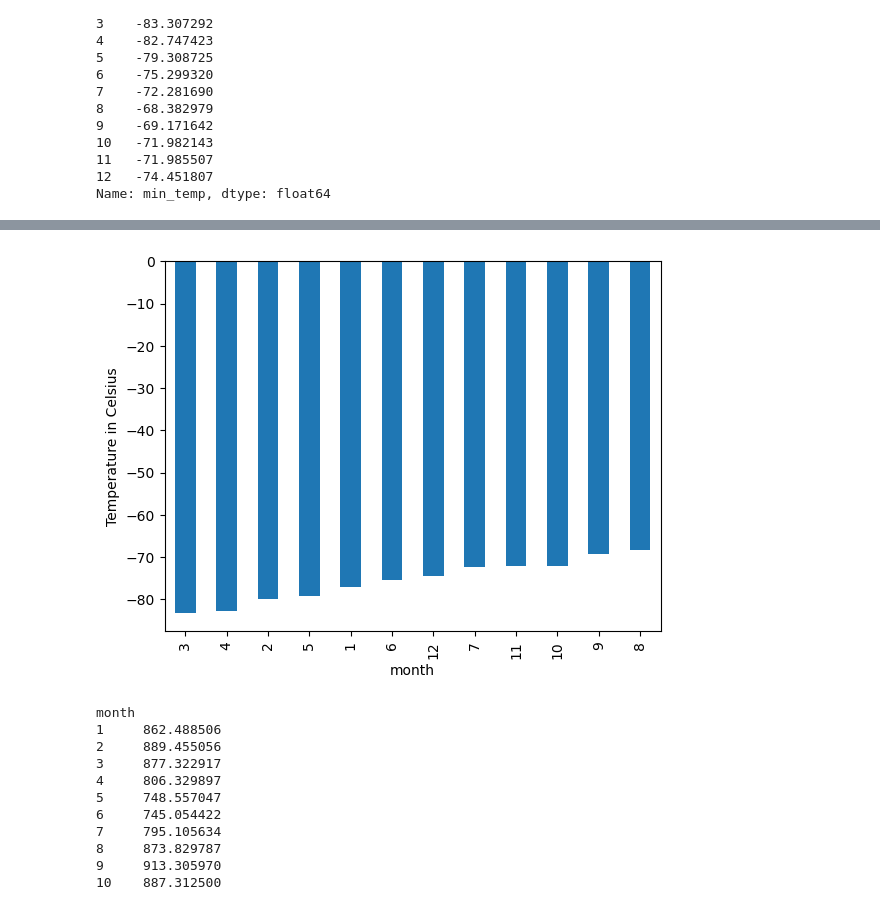
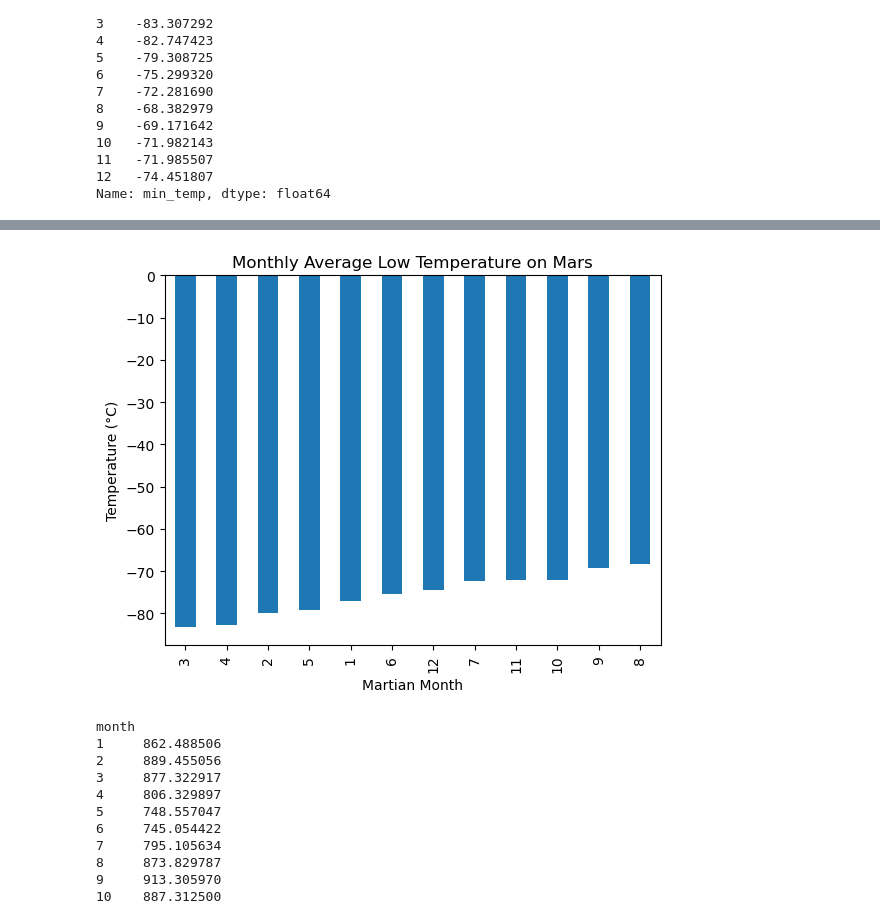
Before and after one commit to mnaffziger/python-web-challenge, a Jupyter notebook: src/part_2_mars_weather.ipynb, the cells around one changed output, grey strips where cells are left out. Cells and saved outputs as stored; diff of their text form; code cells hidden in the pictures.

```diff
--- a/src/part_2_mars_weather.ipynb
+++ b/src/part_2_mars_weather.ipynb
@@ -48,14 +68,3 @@ Assemble the scraped data into a Pandas DataFrame. The columns should have the s
 * `month`: the Martian month
 * `min_temp`: the minimum temperature, in Celsius, of a single Martian day (sol)
 * `pressure`: The atmospheric pressure at Curiosity's location
-# %%
-# for article in articles:
-#     title = article.find("div", class_= "content_title")
-#     print(title)
-
-# mars_climate = {}
-
-for row in mars_rows:
-    header = row.find('th').text.strip()
-    data = row.find('td')
-    mars_climate[header] = data
@@ -109,4 +102,10 @@ def get_rows(mars_data):
 # %%
 # Create a Pandas DataFrame by using the list of rows and a list of the column names
+mars_climate = pd.DataFrame(mars_climate)
+
+# # mars_climate['terrestrial_date'] = dt.datetime(mars_climate['terrestrial_date'],'%Y-%m-%d').date()
+
+# # mars_climate['terrestrial_date'] = [pd.to_datetime(date, format-'%Y-%m-%d').date() for date in mars_climate['terrestrial_date']]
+# mars_climate.head()
 # %%
 # Confirm DataFrame was created successfully
@@ -136,5 +137,6 @@ pressure            object
 dtype: object
 # %%
 # Change data types for data analysis
+mars_climate['terrestrial_date'] = pd.to_datetime(mars_climate['terrestrial_date'])
 # %%
 # Confirm type changes were successful by examining data types again
@@ -185,6 +212,8 @@ Name: month, dtype: int64
 1867
 # %%
 # 3. What is the average low temperature by month?
+mars_ave_min_temp = mars_climate.groupby(['month'])['min_temp'].mean()
+mars_ave_min_temp
 # %% [output]
 month
 1    -77.160920
@@ -207,6 +243,13 @@ Name: min_temp, dtype: float64
 # %%
 # Identify the coldest and hottest months in Curiosity's location
+mars_coldest = mars_ave_min_temp.sort_values()
+mars_coldest.plot(kind = 'bar',
+                       xlabel='Martian Month',
+                       ylabel='Temperature (°C)',
+                       title = "Monthly Average Low Temperature on Mars"
+                       )
+plt.show()
 # %% [output]
-[figure, old version]
+[figure, new version]
 # %%
 # 4. Average pressure by Martian month
```
Also changed, not shown: parts of 20 cells of this notebook, 2 other files.
